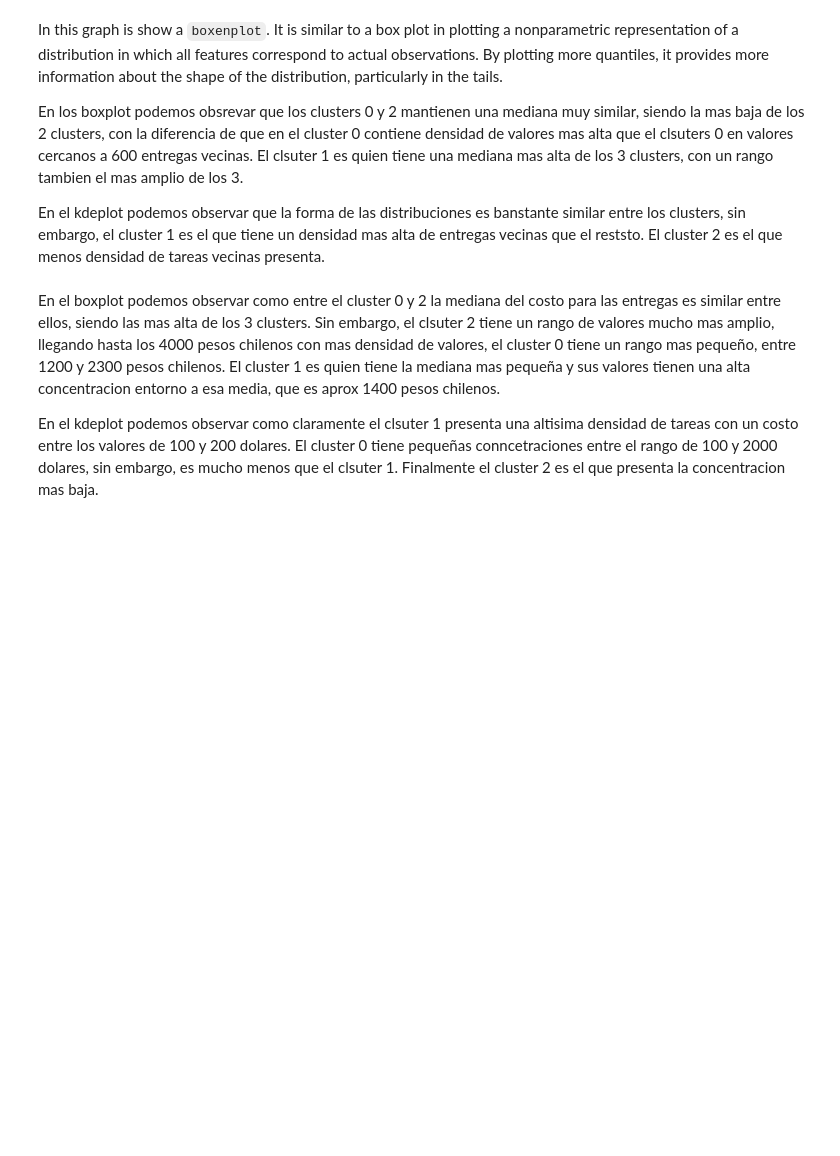
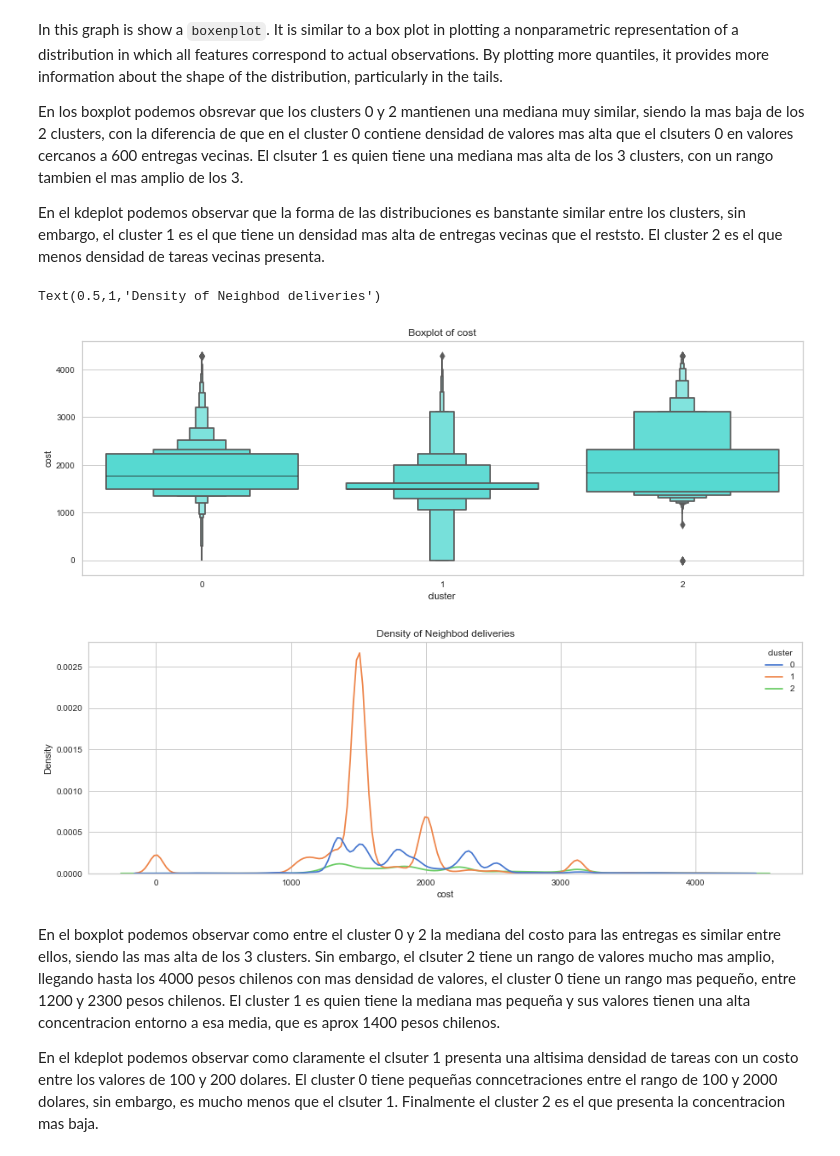
Before and after one commit to enmanuel-mag/ICD-Proyect, a Jupyter notebook: Proyect/notebooks/icd_2.ipynb, the cells around one changed output. Cells and saved outputs as stored; diff of their text form; code cells hidden in the pictures; blank space fills up the shorter version.

```diff
--- a/Proyect/notebooks/icd_2.ipynb
+++ b/Proyect/notebooks/icd_2.ipynb
@@ -571,23 +564,21 @@ En los boxplot podemos obsrevar que los clusters 0 y 2 mantienen una mediana muy
 
 En el kdeplot podemos observar que la forma de las distribuciones es banstante similar entre los clusters, sin embargo, el cluster 1 es el que tiene un densidad mas alta de entregas vecinas que el reststo. El cluster 2 es el que menos densidad de tareas vecinas presenta.
 # %%
-z_scores = stats.zscore(df['cost'])
-abs_z_scores = np.abs(z_scores)
-filtered_entries = abs_z_scores < 3
-df_ = df[ filtered_entries ]
+df_ = remove_outlayers(df, 'cost', True)
 
 plt.figure(figsize=(15,5))
 plt.tight_layout()
 gtg = sns.boxenplot(data=df_, x='cluster', y='cost', color=PALETTE_ALT[0])
 gtg.set_title('Boxplot of cost')
-#gtg.legend_._set_loc(2)
-#gtg.legend_.set_bbox_to_anchor((0.1, 1))
-#gtg.legend_.set_title('Delivery late')
 
 plt.figure(figsize=(15,5))
 plt.tight_layout()
 gts = sns.kdeplot(data=df_, x='cost', hue='cluster', palette='muted')
 gts.set_title('Density of Neighbod deliveries')
+# %% [output]
+Text(0.5,1,'Density of Neighbod deliveries')
+[figure, added]
+[figure, added]
 # %% [markdown]
 En el boxplot podemos observar como entre el cluster 0 y 2 la mediana del costo para las entregas es similar entre ellos, siendo las mas alta de los 3 clusters. Sin embargo, el clsuter 2 tiene un rango de valores mucho mas amplio, llegando hasta los 4000 pesos chilenos con mas densidad de valores, el cluster 0 tiene un rango mas pequeño, entre 1200 y 2300 pesos chilenos. El cluster 1 es quien tiene la mediana mas pequeña y sus valores tienen una alta concentracion entorno a esa media, que es aprox 1400 pesos chilenos.
 
```
Also changed, not shown: parts of 19 cells of this notebook.
